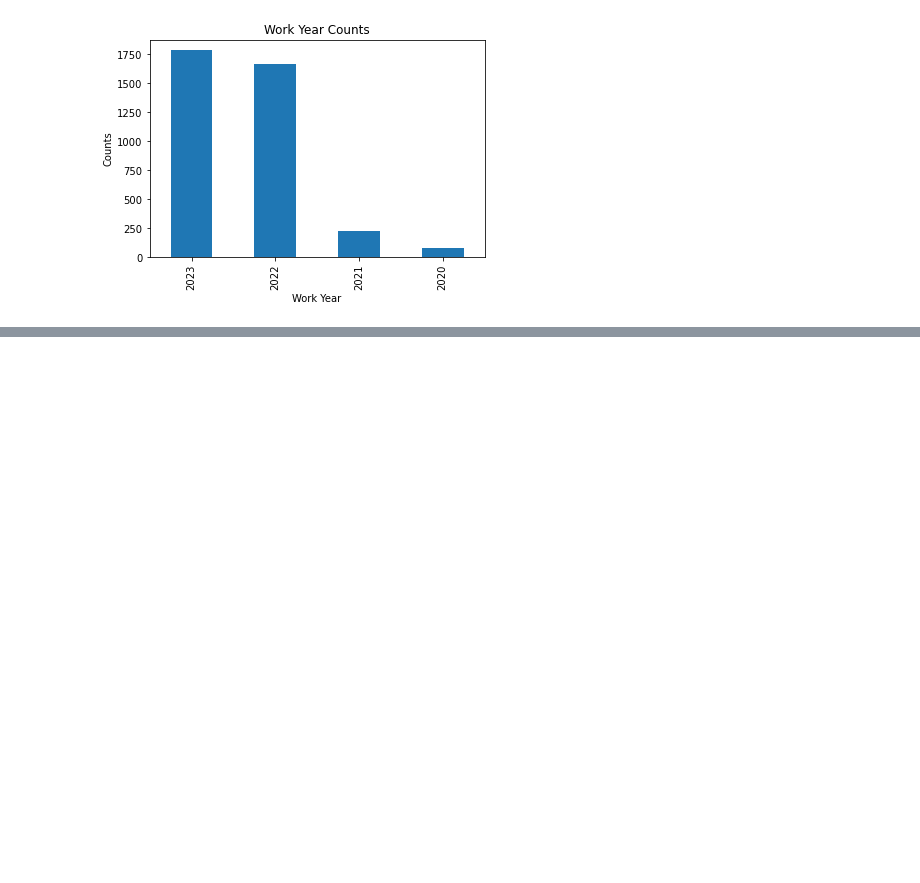
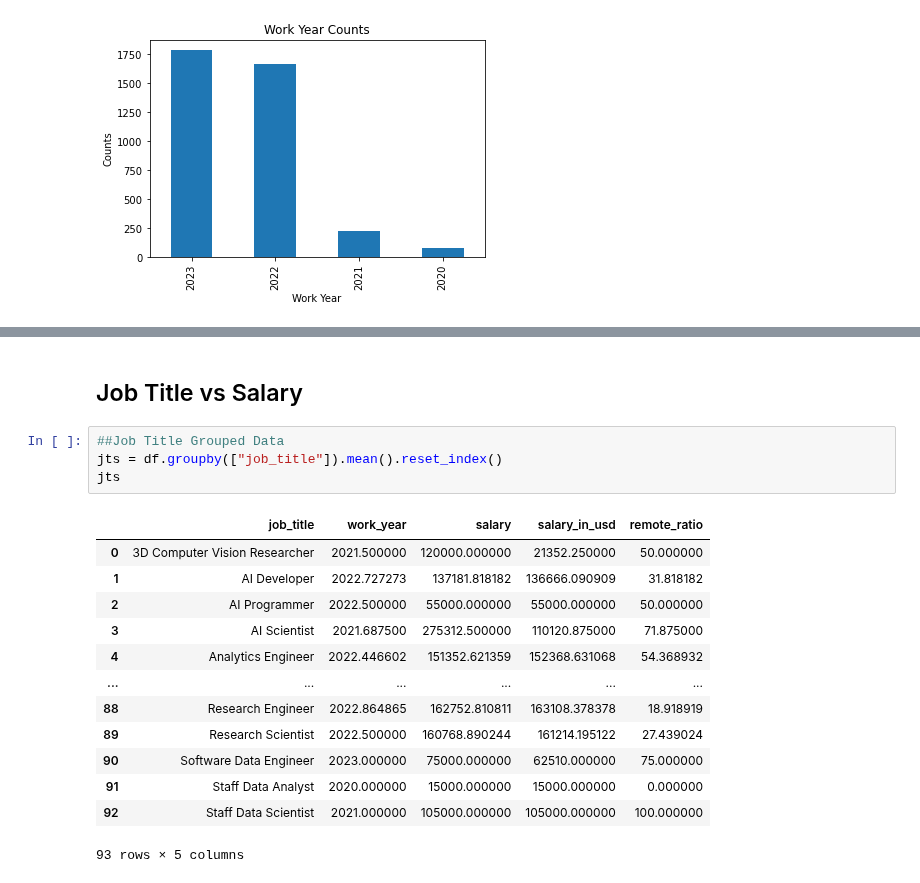
Before and after one commit to garimac12/project_acai, a Jupyter notebook: PROJECT_SW.ipynb, the cells around one changed output, grey strips where cells are left out. Drawn from its saved outputs; the diff is of its cells as text; blank space fills up the shorter version.

```diff
--- a/PROJECT_SW.ipynb
+++ b/PROJECT_SW.ipynb
@@ -54,0 +113,20 @@ plt.show()
+# %% [markdown]
+## Job Title vs Salary
+# %%
+##Job Title Grouped Data
+jts = df.groupby(["job_title"]).mean().reset_index()
+jts
+# %% [output]
+|  | job_title | work_year | salary | salary_in_usd | remote_ratio |
+| 0 | 3D Computer Vision Researcher | 2021.500000 | 120000.000000 | 21352.250000 | 50.000000 |
+| 1 | AI Developer | 2022.727273 | 137181.818182 | 136666.090909 | 31.818182 |
+| 2 | AI Programmer | 2022.500000 | 55000.000000 | 55000.000000 | 50.000000 |
+| 3 | AI Scientist | 2021.687500 | 275312.500000 | 110120.875000 | 71.875000 |
+| 4 | Analytics Engineer | 2022.446602 | 151352.621359 | 152368.631068 | 54.368932 |
+| ... | ... | ... | ... | ... | ... |
+| 88 | Research Engineer | 2022.864865 | 162752.810811 | 163108.378378 | 18.918919 |
+| 89 | Research Scientist | 2022.500000 | 160768.890244 | 161214.195122 | 27.439024 |
+| 90 | Software Data Engineer | 2023.000000 | 75000.000000 | 62510.000000 | 75.000000 |
+| 91 | Staff Data Analyst | 2020.000000 | 15000.000000 | 15000.000000 | 0.000000 |
+| 92 | Staff Data Scientist | 2021.000000 | 105000.000000 | 105000.000000 | 100.000000 |
+93 rows × 5 columns
```
Also changed, not shown: parts of 8 cells of this notebook.
